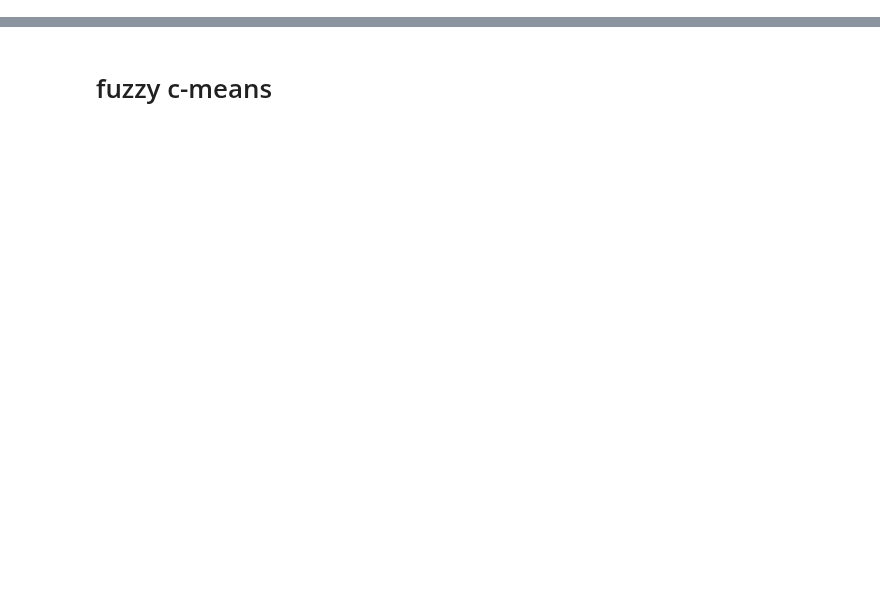
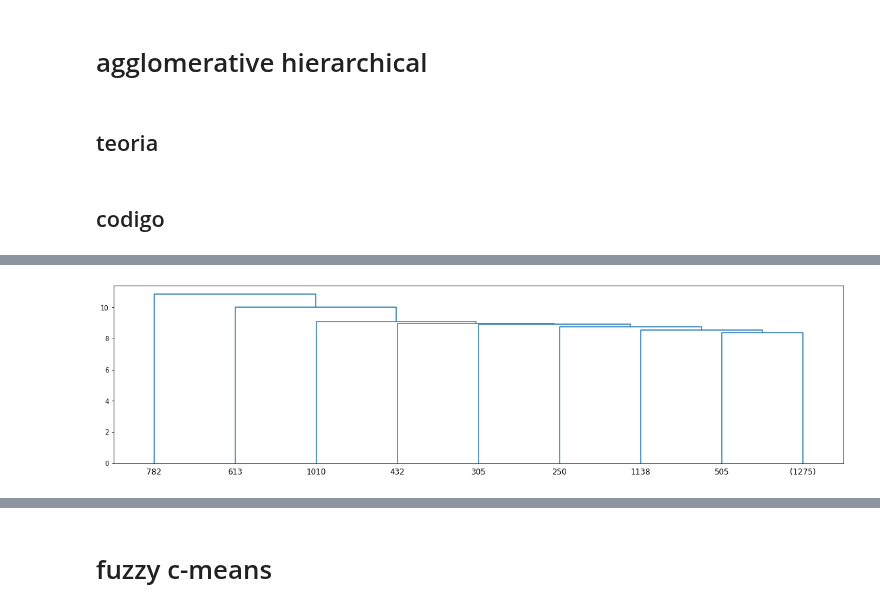
Before and after one commit to thiagodsd/science-avec-des, a Jupyter notebook: notas/0b0001-agrupamento.ipynb, the cells around one changed output, grey strips where cells are left out. Cells and saved outputs as stored; diff of their text form; code cells hidden in the pictures; blank space fills up the shorter version.

```diff
--- a/notas/0b0001-agrupamento.ipynb
+++ b/notas/0b0001-agrupamento.ipynb
@@ -9,3 +10,32 @@ import matplotlib.pyplot as plt
 import seaborn           as sns
 
 from IPython.display import display
+# %%
+df = pd.read_csv('~/Documents/data/cartola-fc-brasil-scouts/jogadores.csv')
+
+df['id']  = df['Nome'].apply( lambda x: hashlib.sha1(str.encode(x)).hexdigest() )
+df['pos'] = df['Nome'].apply( lambda x: x.split('(')[-1].split(')')[0].strip() )
+
+display( df.sort_values(by="Nome") )
+
+scouts  = ['DS','G','A','SG','FS','FF','FD','FT','DD','DP','GC','CV','CA','PP','GS','FC','I','PI','RB','PE']
+mercado = ['Preço', 'Média','Variação']
+keys    = ["id", "ano"]
+
+gscouts = df.groupby(keys)[scouts].agg(['sum'])
+gscouts.columns = gscouts.columns.map('_'.join)
+gscouts = gscouts.reset_index()
+
+gmercado = df.groupby(keys)[mercado].agg(['sum'])
+gmercado.columns = gmercado.columns.map('_'.join)
+gmercado = gmercado.reset_index()
+
+gpos = df.groupby(keys)[['pos']].agg(['first'])
+gpos.columns = gpos.columns.map('_'.join)
+gpos = gpos.reset_index()
+
+display(gscouts.sample(5))
+display(gmercado.sample(5))
+display(gpos.sample(5))
+
+display(gpos['pos_first'].value_counts())
@@ -11,0 +82,21 @@ from IPython.display import display
+# %% [markdown]
+# agglomerative hierarchical
+# %% [markdown]
+## teoria
+# %% [markdown]
+## codigo
+# %%
+import scipy.cluster.hierarchy as hierarchical
+from sklearn.preprocessing import StandardScaler
+from sklearn.cluster       import AgglomerativeClustering
+
+scaler = StandardScaler()
+
+X = pd.concat([gscouts.drop(columns=keys), gmercado.drop(columns=keys)], axis=1).copy()
+X = X.astype(np.float64).fillna(0.0).values
+X = scaler.fit_transform( X )
+# %%
+%%time
+plt.figure(figsize=(20,5))
+dend = hierarchical.dendrogram( hierarchical.linkage(X, method='single'), truncate_mode='level', p=7 )
+# %% [output]
@@ -11,0 +105 @@ from IPython.display import display
+[figure, added]
```
Also changed, not shown: parts of 19 cells of this notebook, 5 other files.
